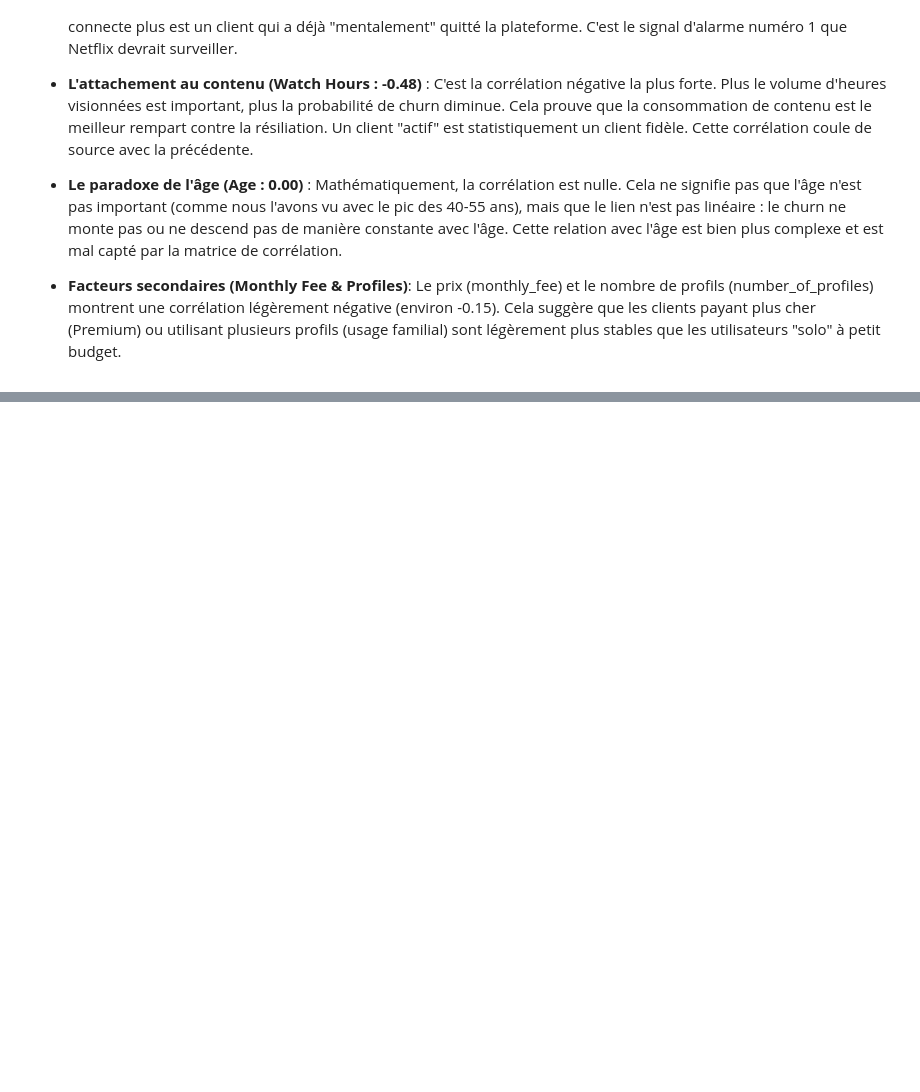
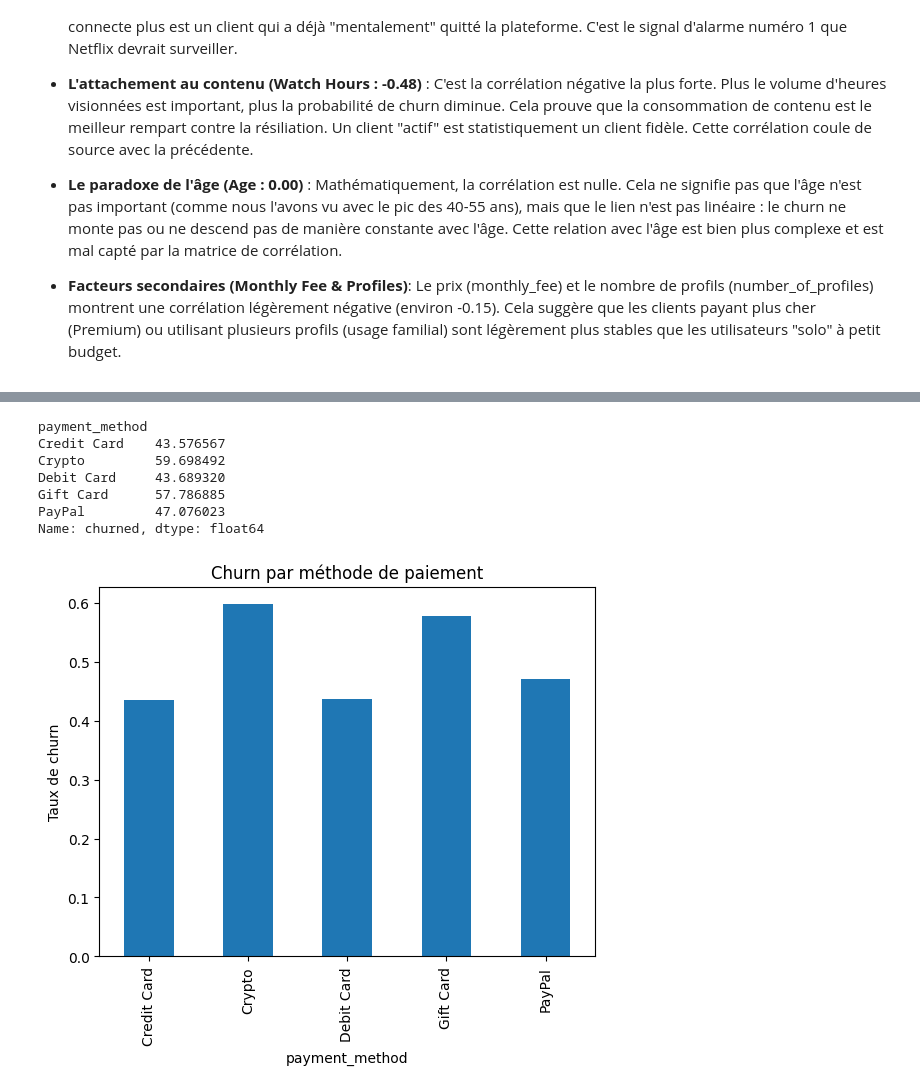
Before and after one commit to nguangadonel-hue/Data-Mining-Projet, a Jupyter notebook: churn_netflix_py.ipynb, the cells around one changed output, grey strips where cells are left out. Saved outputs shown, nothing was run; the diff lists cells and outputs as text; code cells hidden in the pictures; blank space fills up the shorter version.

```diff
--- a/churn_netflix_py.ipynb
+++ b/churn_netflix_py.ipynb
@@ -100,0 +165,16 @@ La matrice de corrélation permet d'isoler mathématiquement les facteurs qui in
+# %%
+print(df.groupby('payment_method')['churned'].mean() * 100)
+
+df.groupby('payment_method')['churned'].mean().plot(kind='bar')
+plt.title("Churn par méthode de paiement")
+plt.ylabel("Taux de churn")
+plt.show()
+# %% [output]
+payment_method
+Credit Card    43.576567
+Crypto         59.698492
+Debit Card     43.689320
+Gift Card      57.786885
+PayPal         47.076023
+Name: churned, dtype: float64
+[figure, added]
```
Also changed, not shown: parts of 6 cells of this notebook.
